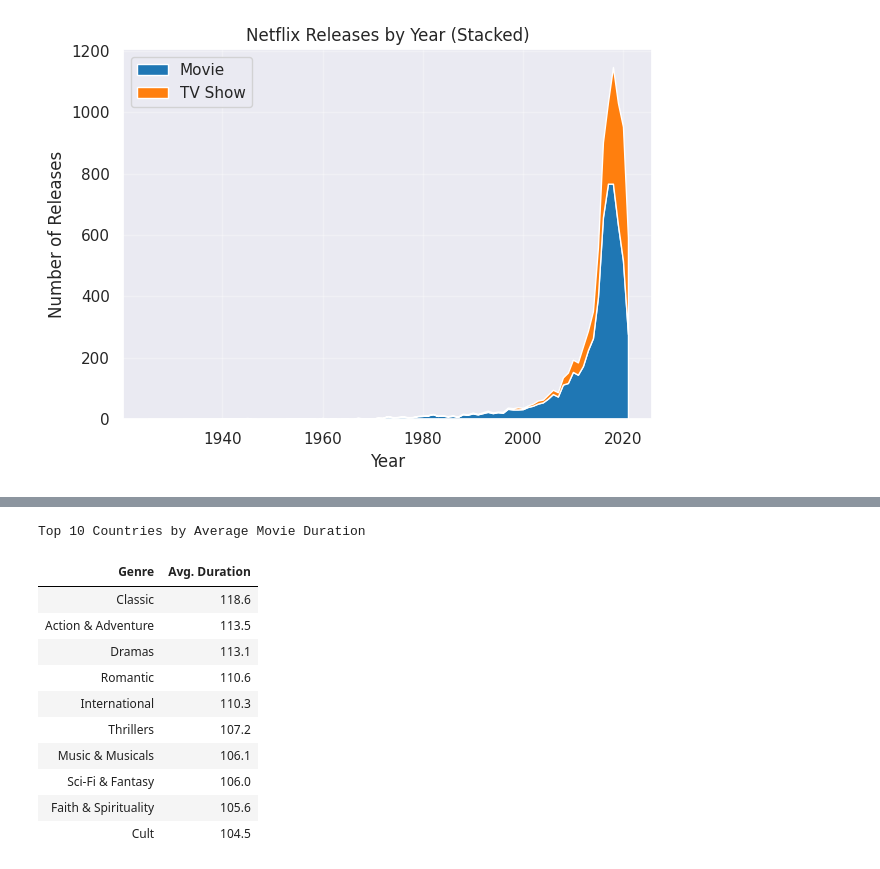
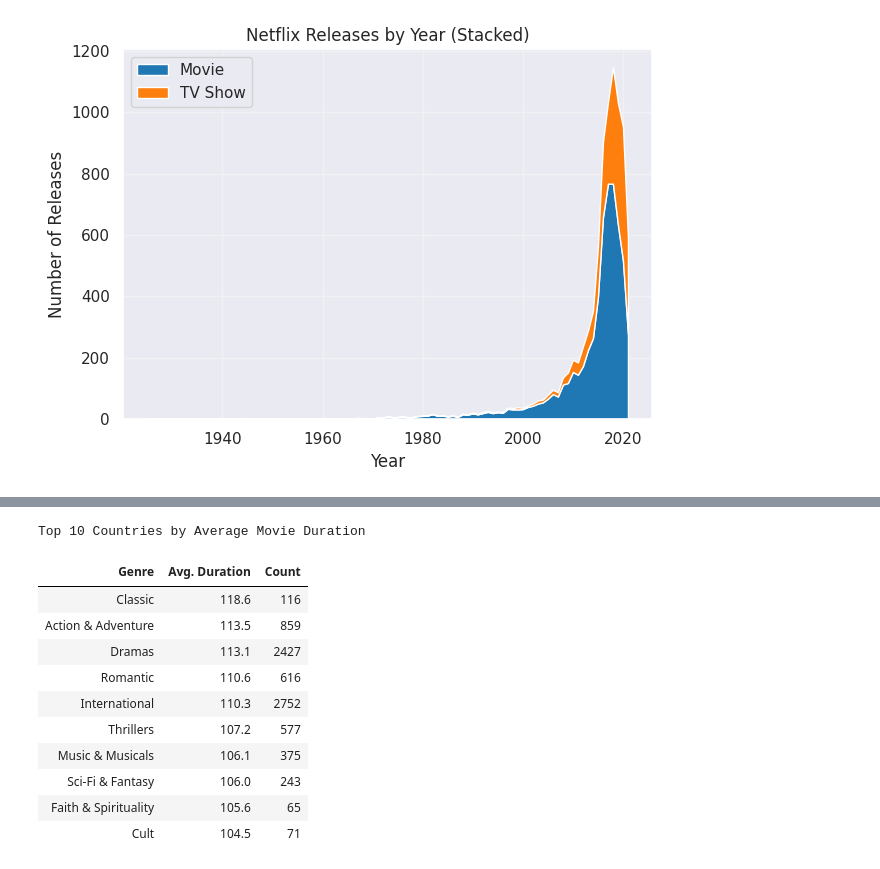
Before and after one commit to zdelk/netflix_eda, a Jupyter notebook: netflix_rework.ipynb, the cells around one changed output, grey strips where cells are left out. Saved outputs shown, nothing was run; the diff lists cells and outputs as text; code cells hidden in the pictures.

```diff
--- a/netflix_rework.ipynb
+++ b/netflix_rework.ipynb
@@ -235,23 +234,31 @@ plt.show()
 # Explode by country and genre
 df_movie = df_clean[df_clean['type'] == 'Movie'].copy()
 
-df_movie['duration'] = df_movie['duration'].str.replace('min', "")
-df_movie['duration_int'] = df_movie['duration'].astype('Int64')
+df_movie['runtime'] = df_movie['duration'].str.replace('min', "")
+df_movie['runtime_int'] = df_movie['runtime'].astype('Int64')
+
+longest_movie = df_movie.sort_values(by='runtime_int', ascending=False).iloc[[0]][['title','runtime_int']]
+print("Longest movie", longest_movie)
 
 movie_country = df_movie.explode('country_list').dropna()
 
 mean_duration_country = (
     movie_country
-    .dropna(subset=['country_list', 'duration_int'])  # drop rows with missing country or duration
-    .groupby('country_list')['duration_int']
-    .mean()
-    .sort_values(ascending=False)
+    .dropna(subset=['country_list', 'runtime_int'])  # drop rows with missing country or duration
+    .groupby('country_list')['runtime_int']
+    .agg(
+        Average_Duration='mean',
+        Entry_Count='count'
+    )
+    .sort_values(by='Average_Duration', ascending=False)
     .reset_index()
 )
-mean_duration_country.columns = ['Country', 'Avg. Duration']
+mean_duration_country.columns = ['Country', 'Avg. Duration', 'Count']
 mean_duration_country['Avg. Duration'] = mean_duration_country['Avg. Duration'].round(1)
 
-mean_duration_country.iloc[:10,:].style.set_caption("Top 10 Countries by Average Movie Duration") \
+mean_duration_country_sub = mean_duration_country[mean_duration_country['Count']>=3]
+
+mean_duration_country_sub.iloc[:10,:].style.set_caption("Top 10 Countries by Average Movie Duration") \
      .format({'Avg. Duration': '{:.1f}'}) \
      .hide(axis='index')
 # %% [output]
@@ -270,32 +281,35 @@ Top 10 Countries by Average Movie Duration
 # %%
 # mean_duration
 movie_genre = df_movie.explode('listed_in_list')
 
 mean_duration_genre = (
     movie_genre
     .dropna(subset=['listed_in_list', 'duration_int'])  # drop rows with missing genre or duration
     .groupby('listed_in_list')['duration_int']
-    .mean()
-    .sort_values(ascending=False)
+    .agg(
+        Average_Duration='mean',
+        Entry_Count='count'
+    )
+    .sort_values(by='Average_Duration', ascending=False)
     .reset_index()
 )
 
-mean_duration_genre.columns = ['Genre', 'Avg. Duration']
+mean_duration_genre.columns = ['Genre', 'Avg. Duration', 'Count']
 mean_duration_genre['Avg. Duration'] = mean_duration_genre['Avg. Duration'].round(1)
 
 mean_duration_genre.iloc[:10,:].style.set_caption("Top 10 Countries by Average Movie Duration") \
      .format({'Avg. Duration': '{:.1f}'}) \
      .hide(axis='index')
 # %% [output]
 Top 10 Countries by Average Movie Duration
-| Genre | Avg. Duration |
-| Classic | 118.6 |
-| Action & Adventure | 113.5 |
-| Dramas | 113.1 |
-| Romantic | 110.6 |
-| International | 110.3 |
-| Thrillers | 107.2 |
-| Music & Musicals | 106.1 |
-| Sci-Fi & Fantasy | 106.0 |
-| Faith & Spirituality | 105.6 |
-| Cult | 104.5 |
+| Genre | Avg. Duration | Count |
+| Classic | 118.6 | 116 |
+| Action & Adventure | 113.5 | 859 |
+| Dramas | 113.1 | 2427 |
+| Romantic | 110.6 | 616 |
+| International | 110.3 | 2752 |
+| Thrillers | 107.2 | 577 |
+| Music & Musicals | 106.1 | 375 |
+| Sci-Fi & Fantasy | 106.0 | 243 |
+| Faith & Spirituality | 105.6 | 65 |
+| Cult | 104.5 | 71 |
```
Also changed, not shown: parts of 7 cells of this notebook.
